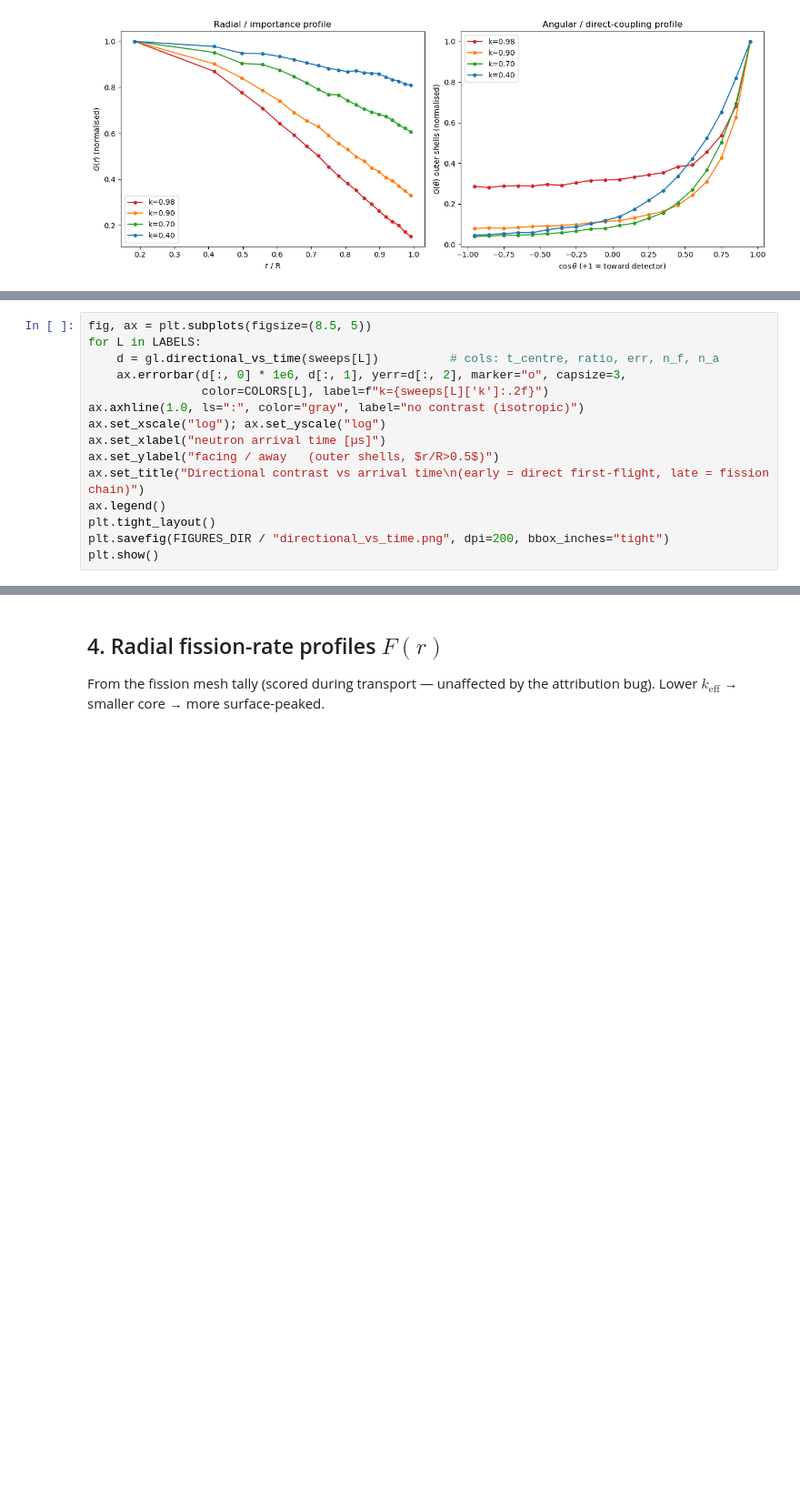
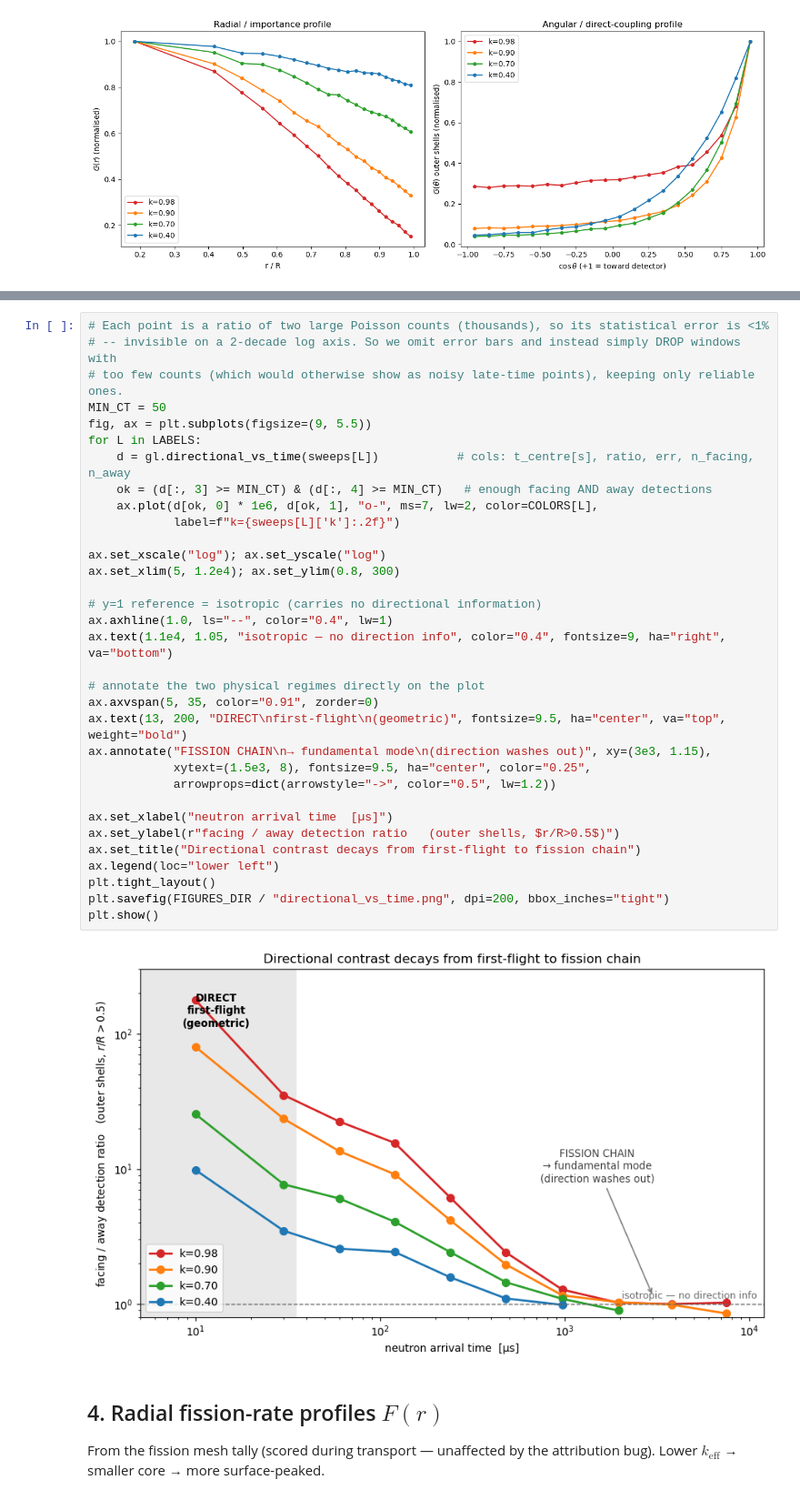
Before and after one commit to itaybnv/openmc-initiation-project, a Jupyter notebook: project/analysis/notebooks/keff_comparison.ipynb, the cells around one changed output, grey strips where cells are left out. Shown at 91% size. Saved outputs shown, nothing was run; the diff lists cells and outputs as text; blank space fills up the shorter version.

```diff
--- a/project/analysis/notebooks/keff_comparison.ipynb
+++ b/project/analysis/notebooks/keff_comparison.ipynb
@@ -146,15 +130,0 @@ grows. (Time resolution is 19.5 µs/bin from the linear `g_t`; the trend is shar
-# %%
-fig, ax = plt.subplots(figsize=(8.5, 5))
-for L in LABELS:
-    d = gl.directional_vs_time(sweeps[L])          # cols: t_centre, ratio, err, n_f, n_a
-    ax.errorbar(d[:, 0] * 1e6, d[:, 1], yerr=d[:, 2], marker="o", capsize=3,
-                color=COLORS[L], label=f"k={sweeps[L]['k']:.2f}")
-ax.axhline(1.0, ls=":", color="gray", label="no contrast (isotropic)")
-ax.set_xscale("log"); ax.set_yscale("log")
-ax.set_xlabel("neutron arrival time [µs]")
-ax.set_ylabel("facing / away   (outer shells, $r/R>0.5$)")
-ax.set_title("Directional contrast vs arrival time\n(early = direct first-flight, late = fission chain)")
-ax.legend()
-plt.tight_layout()
-plt.savefig(FIGURES_DIR / "directional_vs_time.png", dpi=200, bbox_inches="tight")
-plt.show()
@@ -163,3 +157,38 @@ plt.show()
+# %%
+# Each point is a ratio of two large Poisson counts (thousands), so its statistical error is <1%
+# -- invisible on a 2-decade log axis. So we omit error bars and instead simply DROP windows with
+# too few counts (which would otherwise show as noisy late-time points), keeping only reliable ones.
+MIN_CT = 50
+fig, ax = plt.subplots(figsize=(9, 5.5))
+for L in LABELS:
+    d = gl.directional_vs_time(sweeps[L])           # cols: t_centre[s], ratio, err, n_facing, n_away
+    ok = (d[:, 3] >= MIN_CT) & (d[:, 4] >= MIN_CT)   # enough facing AND away detections
+    ax.plot(d[ok, 0] * 1e6, d[ok, 1], "o-", ms=7, lw=2, color=COLORS[L],
+            label=f"k={sweeps[L]['k']:.2f}")
+
+ax.set_xscale("log"); ax.set_yscale("log")
+ax.set_xlim(5, 1.2e4); ax.set_ylim(0.8, 300)
+
+# y=1 reference = isotropic (carries no directional information)
+ax.axhline(1.0, ls="--", color="0.4", lw=1)
+ax.text(1.1e4, 1.05, "isotropic — no direction info", color="0.4", fontsize=9, ha="right", va="bottom")
+
+# annotate the two physical regimes directly on the plot
+ax.axvspan(5, 35, color="0.91", zorder=0)
+ax.text(13, 200, "DIRECT\nfirst-flight\n(geometric)", fontsize=9.5, ha="center", va="top", weight="bold")
+ax.annotate("FISSION CHAIN\n→ fundamental mode\n(direction washes out)", xy=(3e3, 1.15),
+            xytext=(1.5e3, 8), fontsize=9.5, ha="center", color="0.25",
+            arrowprops=dict(arrowstyle="->", color="0.5", lw=1.2))
+
+ax.set_xlabel("neutron arrival time  [µs]")
+ax.set_ylabel(r"facing / away detection ratio   (outer shells, $r/R>0.5$)")
+ax.set_title("Directional contrast decays from first-flight to fission chain")
+ax.legend(loc="lower left")
+plt.tight_layout()
+plt.savefig(FIGURES_DIR / "directional_vs_time.png", dpi=200, bbox_inches="tight")
+plt.show()
+# %% [output]
+[figure, added]
 # %% [markdown]
 ## 4. Radial fission-rate profiles $F(r)$
 
```
Also changed, not shown: parts of 3 cells of this notebook, 2 other files.
